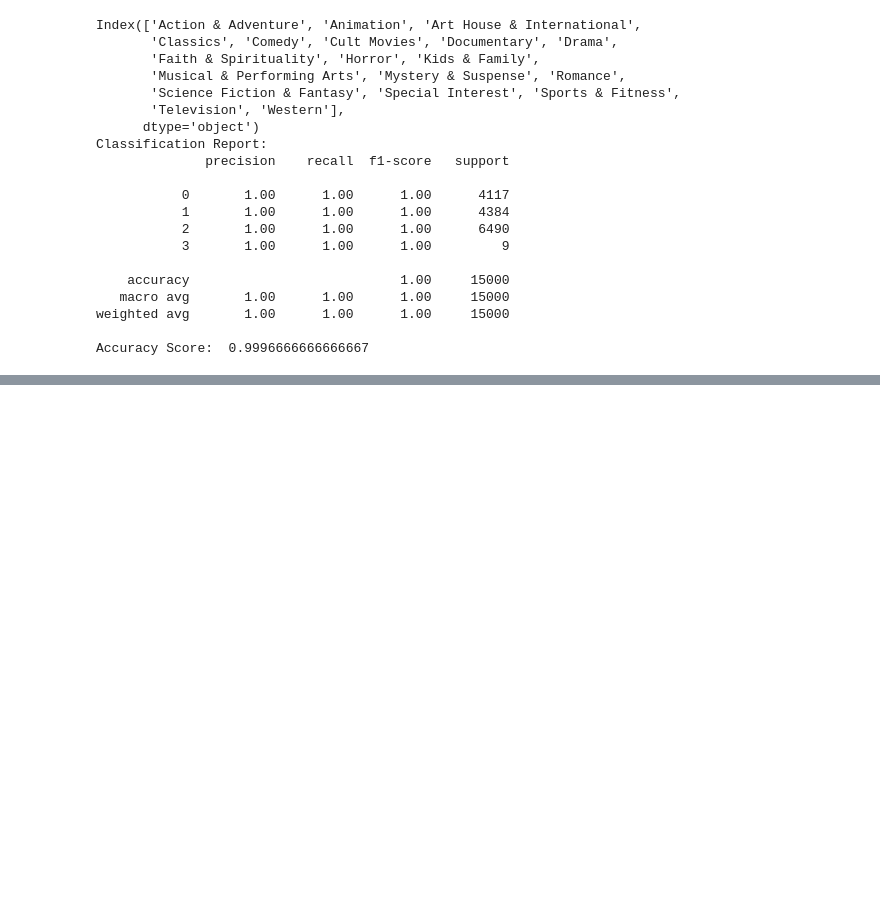
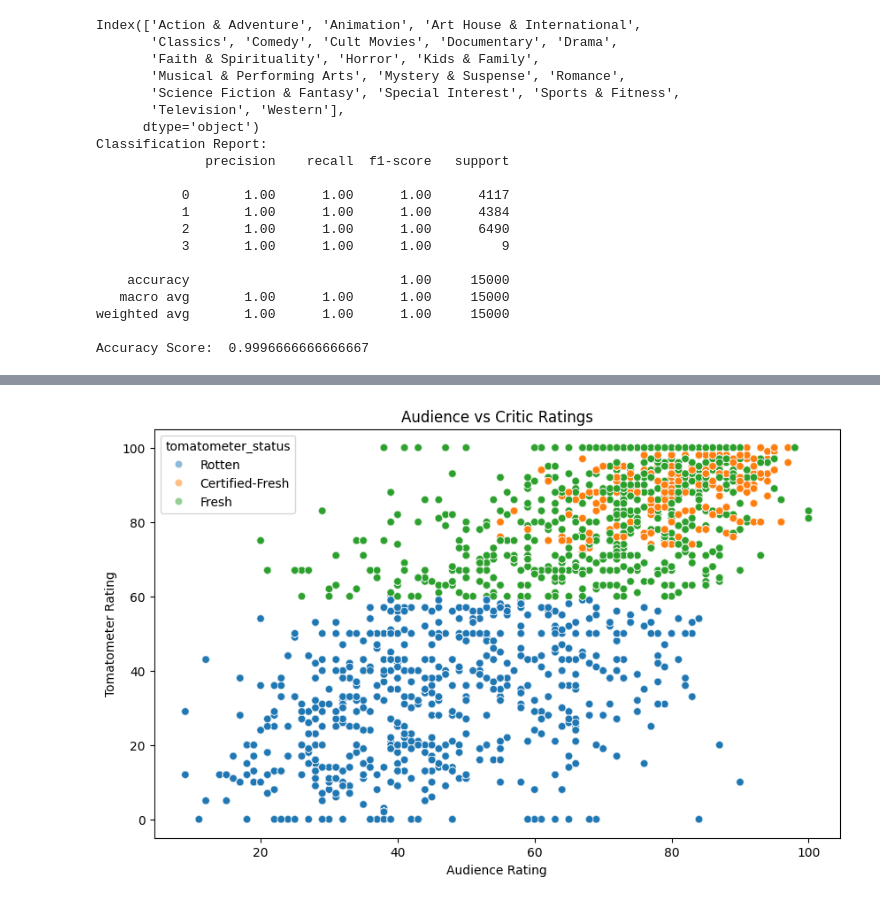
Before and after one commit to anonymous-himalayas/RATTAAAAAA, a Jupyter notebook: Rataaaaaaaaaaaaa.ipynb, the cells around one changed output, grey strips where cells are left out. Cells and saved outputs as stored; diff of their text form; code cells hidden in the pictures; blank space fills up the shorter version.

```diff
--- a/Rataaaaaaaaaaaaa.ipynb
+++ b/Rataaaaaaaaaaaaa.ipynb
@@ -206,0 +243,13 @@ plt.show()
+# %%
+plt.figure(figsize=(10, 6))
+sns.scatterplot(data=df_test,
+                x='audience_rating',
+                y='tomatometer_rating',
+                hue='tomatometer_status',
+                alpha=0.5)
+plt.title('Audience vs Critic Ratings')
+plt.xlabel('Audience Rating')
+plt.ylabel('Tomatometer Rating')
+plt.show()
+# %% [output]
+[figure, added]
```
Also changed, not shown: parts of 5 cells of this notebook, 4 other files.
